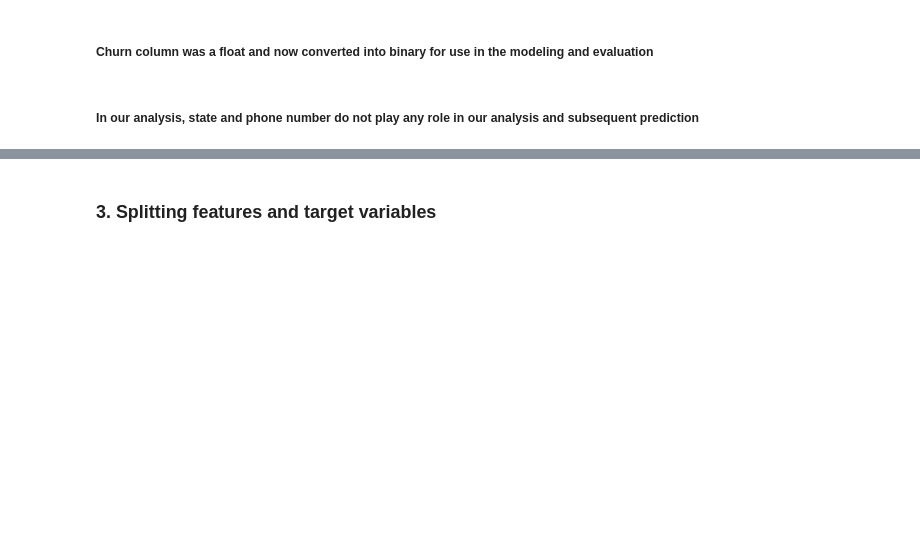
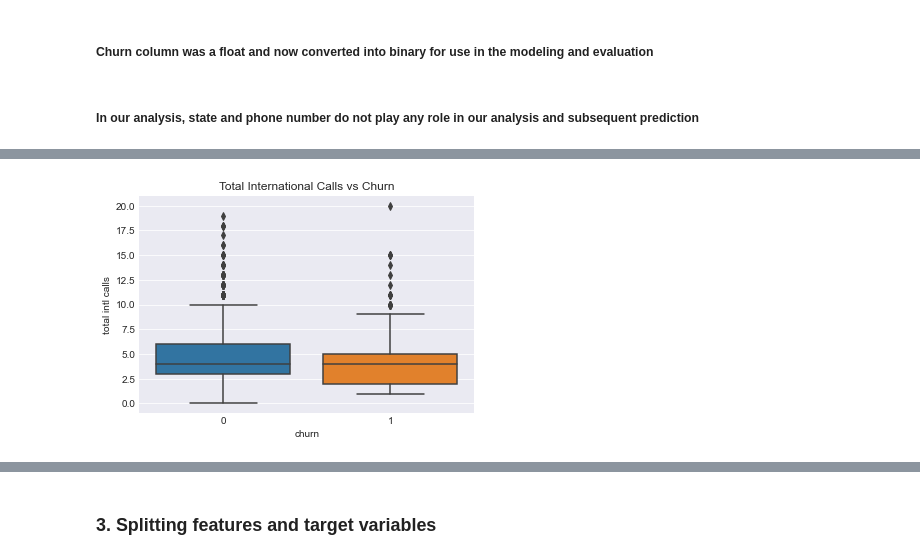
Before and after one commit to MercyBarminga/Project_Phase-3, a Jupyter notebook: Project_Phase.ipynb, the cells around one changed output, grey strips where cells are left out. Drawn from its saved outputs; the diff is of its cells as text; code cells hidden in the pictures; blank space fills up the shorter version.

```diff
--- a/Project_Phase.ipynb
+++ b/Project_Phase.ipynb
@@ -180,0 +189,7 @@ df.drop(['state', 'phone number'], axis=1, inplace=True)
+# %%
+# Boxplot: total intl calls vs churn
+sns.boxplot(x='churn', y='total intl calls', data=df)
+plt.title('Total International Calls vs Churn')
+plt.show()
+# %% [output]
+[figure, added]
```
Also changed, not shown: parts of 3 cells of this notebook.
